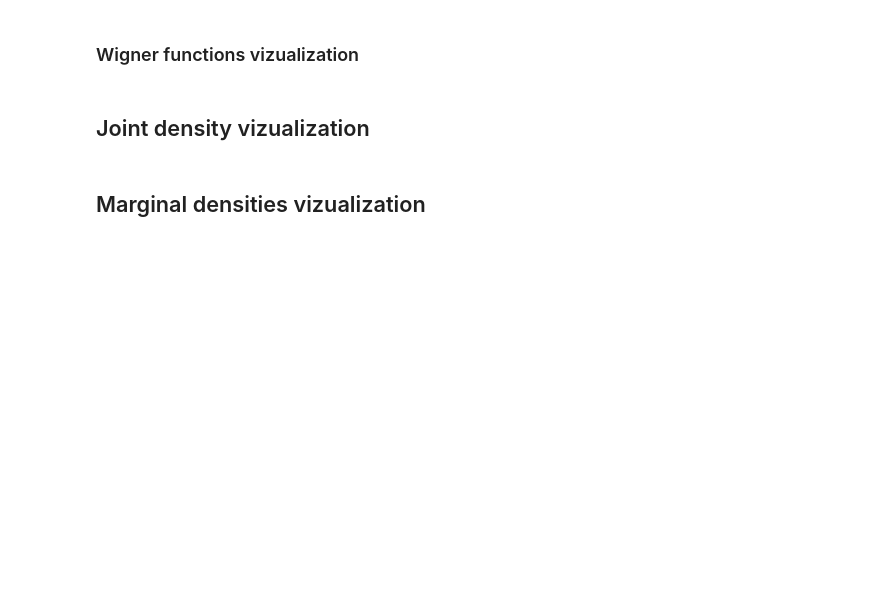
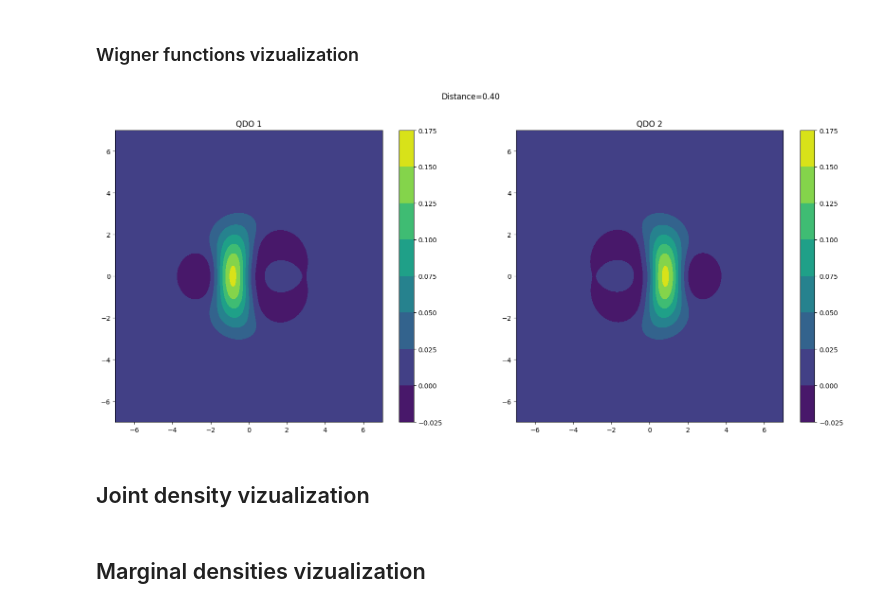
Before and after one commit to MatthieuSarkis/Long-range-intermolecular-interactions-on-a-continuous-variable-quantum-computer, a Jupyter notebook: driver.ipynb, the cells around one changed output. Cells and saved outputs as stored; diff of their text form; code cells hidden in the pictures; blank space fills up the shorter version.

```diff
--- a/driver.ipynb
+++ b/driver.ipynb
@@ -275,30 +280,33 @@ distances[3]
 # %%
 fig_dir = os.path.join(dir, 'figures')
 os.makedirs(fig_dir, exist_ok=True)
 
-X, P = np.meshgrid(x_quadrature_grid, x_quadrature_grid)
+X, P = np.meshgrid(quadrature_grid, quadrature_grid)
 
 angle = 1
 distance = 6
 
-state = FockStateTF(state_data=states[angle, distance], num_modes=args.modes, pure=True, cutoff_dim=args.cutoff_dim)
+state = FockStateTF(state_data=states[angle, distance], num_modes=2, pure=True, cutoff_dim=args['cutoff_dim'])
 
-w_qdo1 = state.wigner(mode=0, xvec=x_quadrature_grid, pvec=x_quadrature_grid)
-w_qdo2 = state.wigner(mode=1, xvec=x_quadrature_grid, pvec=x_quadrature_grid)
+w_qdo1 = state.wigner(mode=0, xvec=quadrature_grid, pvec=quadrature_grid)
+w_qdo2 = state.wigner(mode=1, xvec=quadrature_grid, pvec=quadrature_grid)
 fig = plt.figure(figsize=(20, 8))
 ax1 = fig.add_subplot(1, 2, 1)#, projection='3d')
 #ax1.plot_surface(X, P, w_qdo1, cmap=cm.coolwarm, lw=0.5, rstride=1, cstride=1)
 heatmap1 = ax1.contourf(X, P, w_qdo1)#, cmap=cm.coolwarm, lw=0.5, rstride=1, cstride=1)
-ax1.set_axis_off()
+#ax1.set_axis_off()
 ax1.set_title("QDO 1")
 plt.colorbar(heatmap1)
 
 ax2 = fig.add_subplot(1, 2, 2)#, projection='3d')
 #ax2.plot_surface(X, P, w_qdo2, cmap=cm.coolwarm, lw=0.5, rstride=1, cstride=1)
 heatmap2 = ax2.contourf(X, P, w_qdo2)#, cmap=cm.coolwarm, lw=0.5, rstride=1, cstride=1)
-ax2.set_axis_off()
+#ax2.set_axis_off()
 ax2.set_title("QDO 2")
 plt.colorbar(heatmap2)
 
+plt.suptitle("Distance={:.2f}".format(distances[distance]))
 #plt.savefig(os.path.join(fig_dir, "{:.4f}".format(distances[distance]) + '.png'))
 plt.show()
+# %% [output]
+[figure, added]
```
Also changed, not shown: parts of 12 cells of this notebook, 8 other files.
